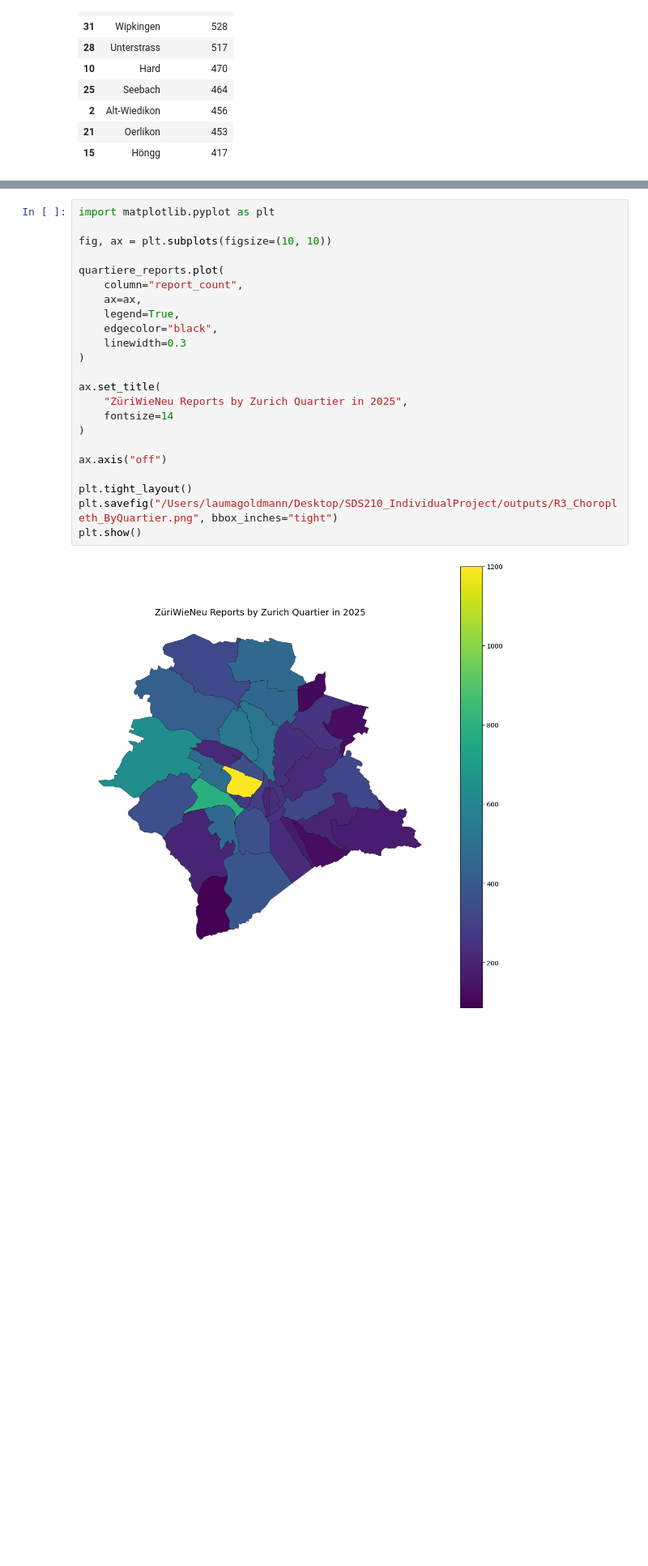
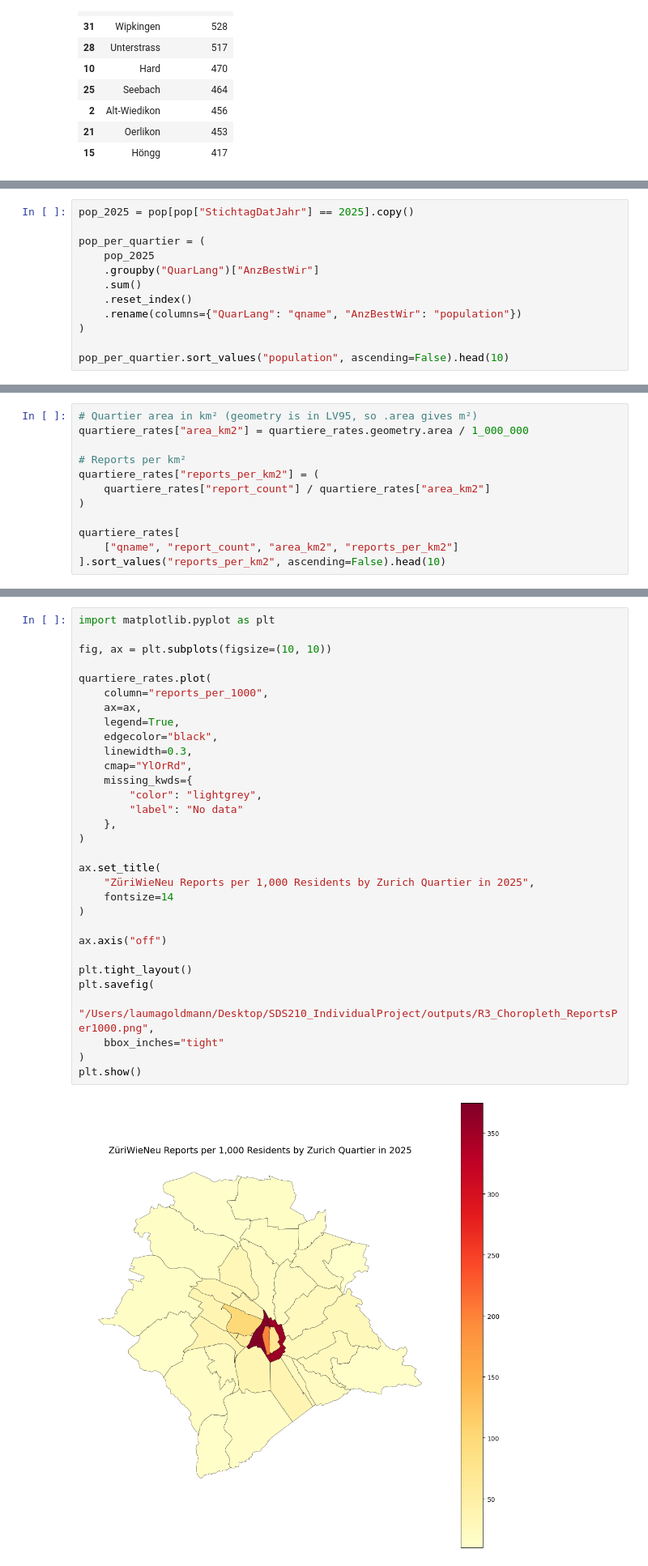
Before and after one commit to gldlauma/SDS210_IndividualProject, a Jupyter notebook: notebooks/03_R3.ipynb, the cells around one changed output, grey strips where cells are left out. Shown at 81% size. Drawn from its saved outputs; the diff is of its cells as text; blank space fills up the shorter version.

```diff
--- a/notebooks/03_R3.ipynb
+++ b/notebooks/03_R3.ipynb
@@ -171,0 +193,12 @@ This indicates that reporting activity was not evenly distributed across Zurich'
+# %%
+pop_2025 = pop[pop["StichtagDatJahr"] == 2025].copy()
+
+pop_per_quartier = (
+    pop_2025
+    .groupby("QuarLang")["AnzBestWir"]
+    .sum()
+    .reset_index()
+    .rename(columns={"QuarLang": "qname", "AnzBestWir": "population"})
+)
+
+pop_per_quartier.sort_values("population", ascending=False).head(10)
@@ -196,0 +259,12 @@ quartiere_reports[["qname", "report_count"]].sort_values(
+# %%
+# Quartier area in km² (geometry is in LV95, so .area gives m²)
+quartiere_rates["area_km2"] = quartiere_rates.geometry.area / 1_000_000
+
+# Reports per km²
+quartiere_rates["reports_per_km2"] = (
+    quartiere_rates["report_count"] / quartiere_rates["area_km2"]
+)
+
+quartiere_rates[
+    ["qname", "report_count", "area_km2", "reports_per_km2"]
+].sort_values("reports_per_km2", ascending=False).head(10)
@@ -197,25 +283,33 @@ quartiere_reports[["qname", "report_count"]].sort_values(
 # %%
 import matplotlib.pyplot as plt
 
 fig, ax = plt.subplots(figsize=(10, 10))
 
-quartiere_reports.plot(
-    column="report_count",
+quartiere_rates.plot(
+    column="reports_per_1000",
     ax=ax,
     legend=True,
     edgecolor="black",
-    linewidth=0.3
+    linewidth=0.3,
+    cmap="YlOrRd",
+    missing_kwds={
+        "color": "lightgrey",
+        "label": "No data"
+    },
 )
 
 ax.set_title(
-    "ZüriWieNeu Reports by Zurich Quartier in 2025",
+    "ZüriWieNeu Reports per 1,000 Residents by Zurich Quartier in 2025",
     fontsize=14
 )
 
 ax.axis("off")
 
 plt.tight_layout()
-plt.savefig("/Users/laumagoldmann/Desktop/SDS210_IndividualProject/outputs/R3_Choropleth_ByQuartier.png", bbox_inches="tight")
+plt.savefig(
+    "/Users/laumagoldmann/Desktop/SDS210_IndividualProject/outputs/R3_Choropleth_ReportsPer1000.png",
+    bbox_inches="tight"
+)
 plt.show()
 # %% [output]
-[figure, old version]
+[figure, new version]
```
Also changed, not shown: parts of 11 cells of this notebook, 4 other files.
